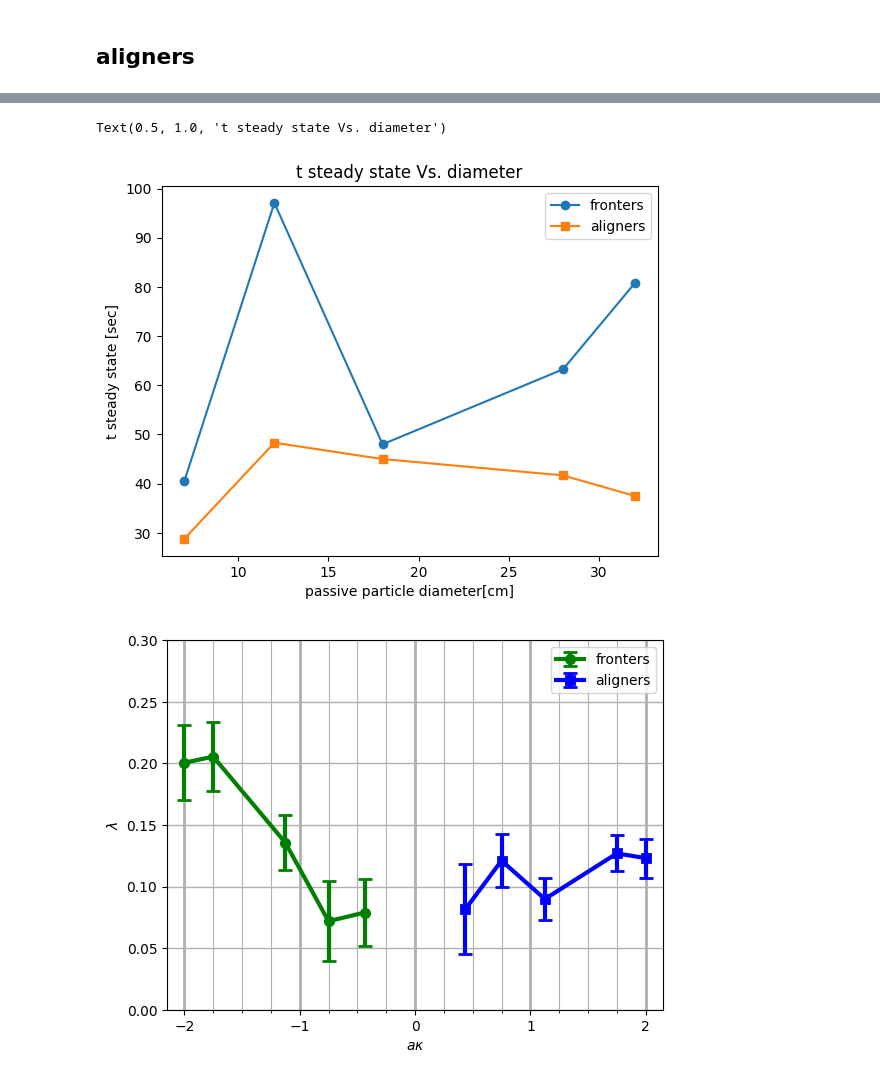
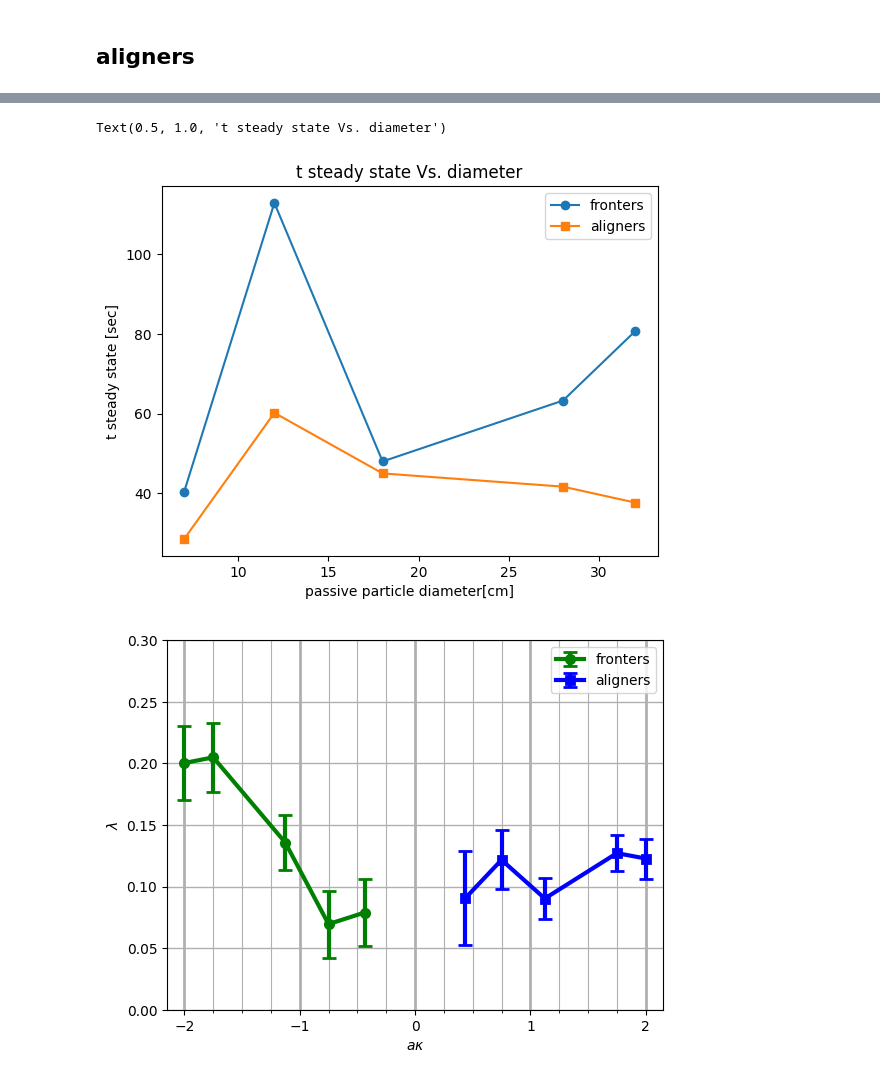
Before and after one commit to complex-lab/robotic_swarms, a Jupyter notebook: bots_number_per_frame_changing_radius.ipynb, the cells around one changed output, grey strips where cells are left out. Saved outputs shown, nothing was run; the diff lists cells and outputs as text; code cells hidden in the pictures.

Commit message:
update the table and adding saving figures

```diff
--- a/bots_number_per_frame_changing_radius.ipynb
+++ b/bots_number_per_frame_changing_radius.ipynb
@@ -29,7 +29,7 @@ def expShift(t,A,tau,k):
 #    result=[]
 #    for i in range(0,shape):
 # %%
-expSumFileNamePassive='C:\\Users\\User\\Documents\\Eden\\locate_git_code\\packaged\\expSumPack21.csv'
+expSumFileNamePassive='C:\\Users\\User\\Documents\\Eden\\locate_git_code\\packaged\\expSumPack21_updated.csv'
 expSumPassive=pd.read_csv(expSumFileNamePassive,index_col=0)
 #expSumPassive=expSumPassive[(expSumPassive['bots']!=8)]
 suffix='_distances.csv'
@@ -467,7 +467,7 @@ plt.ylabel('t steady state [sec]')
 plt.title('t steady state Vs. diameter')
 # %% [output]
 Text(0.5, 1.0, 't steady state Vs. diameter')
-[figure, old version]
+[figure, new version]
 # %%
 fig = plt.figure()
 ax2 = plt.axes()
@@ -477,38 +477,38 @@ kappa=np.ones(len(a))*0.3
 kappa_fronters=np.ones(len(a))*-0.3
 pi=np.ones(len(a))*math.pi
 x=a/b*kappa
 x_fronters=a/b*kappa_fronters
 y_fron=ksss_fron*b/(a*pi)
 y_fron_err=ksss_err_fron*b/(a*pi)
 y_align=ksss_align*b/(a*pi)
 y_align_err=ksss_err_align*b/(a*pi)
 ax2.errorbar(x_fronters,y_fron,yerr=y_fron_err,label='fronters',marker='o',capsize=5,color='green'
              ,markeredgewidth=2,elinewidth=3,linewidth=3)
 ax2.errorbar(x,y_align,yerr=y_align_err,label='aligners',marker='s',capsize=5,color='blue'
              ,markeredgewidth=2,elinewidth=3,linewidth=3)
 ax2.legend(loc='upper right')
 plt.xlabel(r'$a\kappa$')
 plt.ylabel(r'$\lambda$')
 plt.xlim([-2.15, 2.15])
 plt.ylim([0,0.3])
 ax2.xaxis.set_major_locator(MultipleLocator(1))
 ax2.xaxis.set_minor_locator(MultipleLocator(0.25))
 ax2.xaxis.grid(True,'major',linewidth=2)
 ax2.xaxis.grid(True,'minor')
 #ax2.set_xticks(np.arange(0,2.15,0.25))
 ax2.yaxis.set_major_locator(MultipleLocator(0.05))
 ax2.yaxis.grid(True,'major',linewidth=1)
 data=pd.DataFrame()
 data['x_fronters [diameter_kappa]']=x_fronters
-data['y_fronters_density']=y_fron
-data['fronter_error']=y_fron_err
+data['y_fronters_density_lambda']=y_fron
+data['fronter_lambda_error']=y_fron_err
 data['x_aligners[diameter_kappa]']=x
-data['y_aligners_density']=y_align
-data['aligner error']=y_align_err
+data['y_aligners_density_lambda']=y_align
+data['aligner_lambda_error']=y_align_err
 data.to_csv('C:\\Users\\User\\Documents\\Eden\\locate_git_code\\production\\lambda_vs_akappa.csv')
 fig.savefig('C:\\Users\\User\\Documents\\Eden\\locate_git_code\\production\\lambda_vs_akappa.png',bbox_inches='tight')
 # %% [output]
-[figure, old version]
+[figure, new version]
 # %%
 fig = plt.figure()
 ax2 = plt.axes()
```
Also changed, not shown: parts of 12 cells of this notebook.
